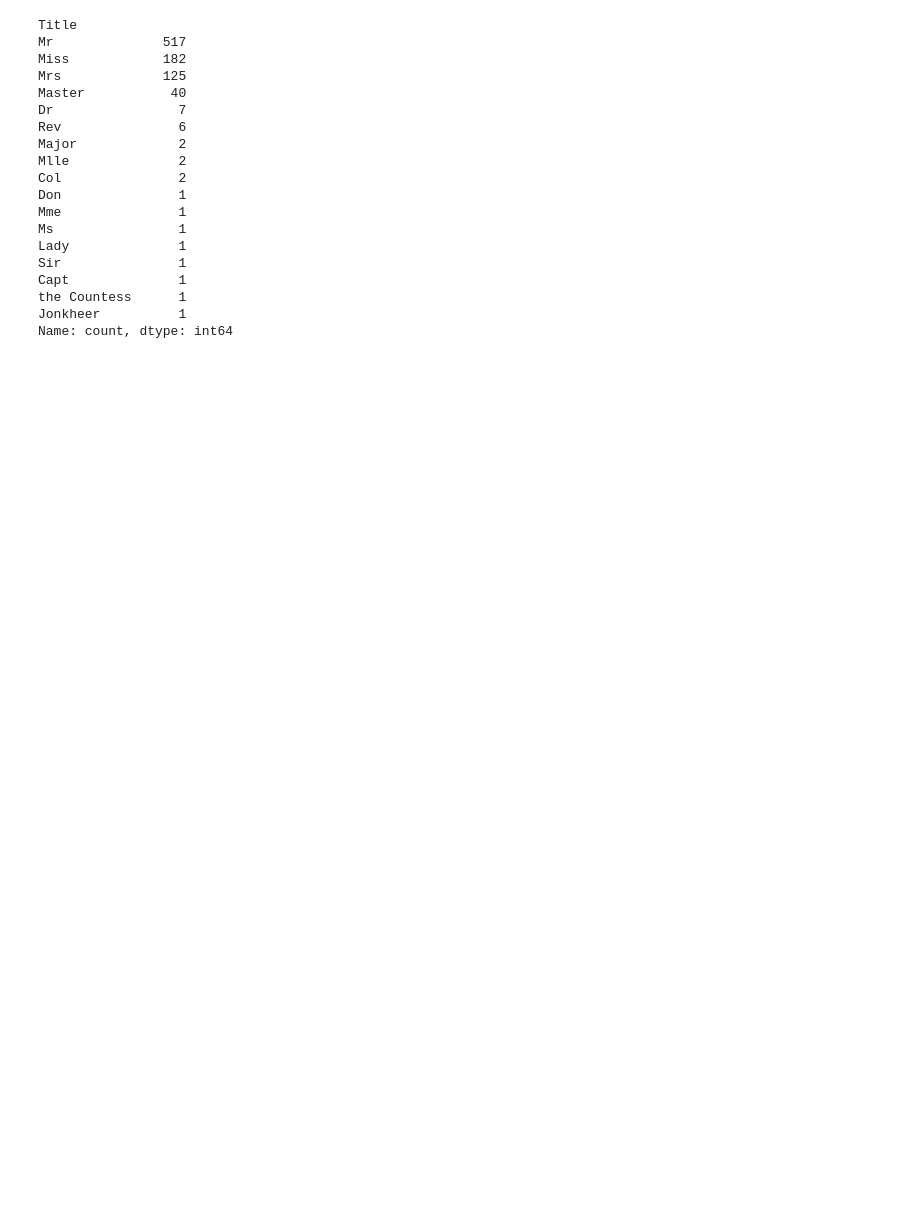
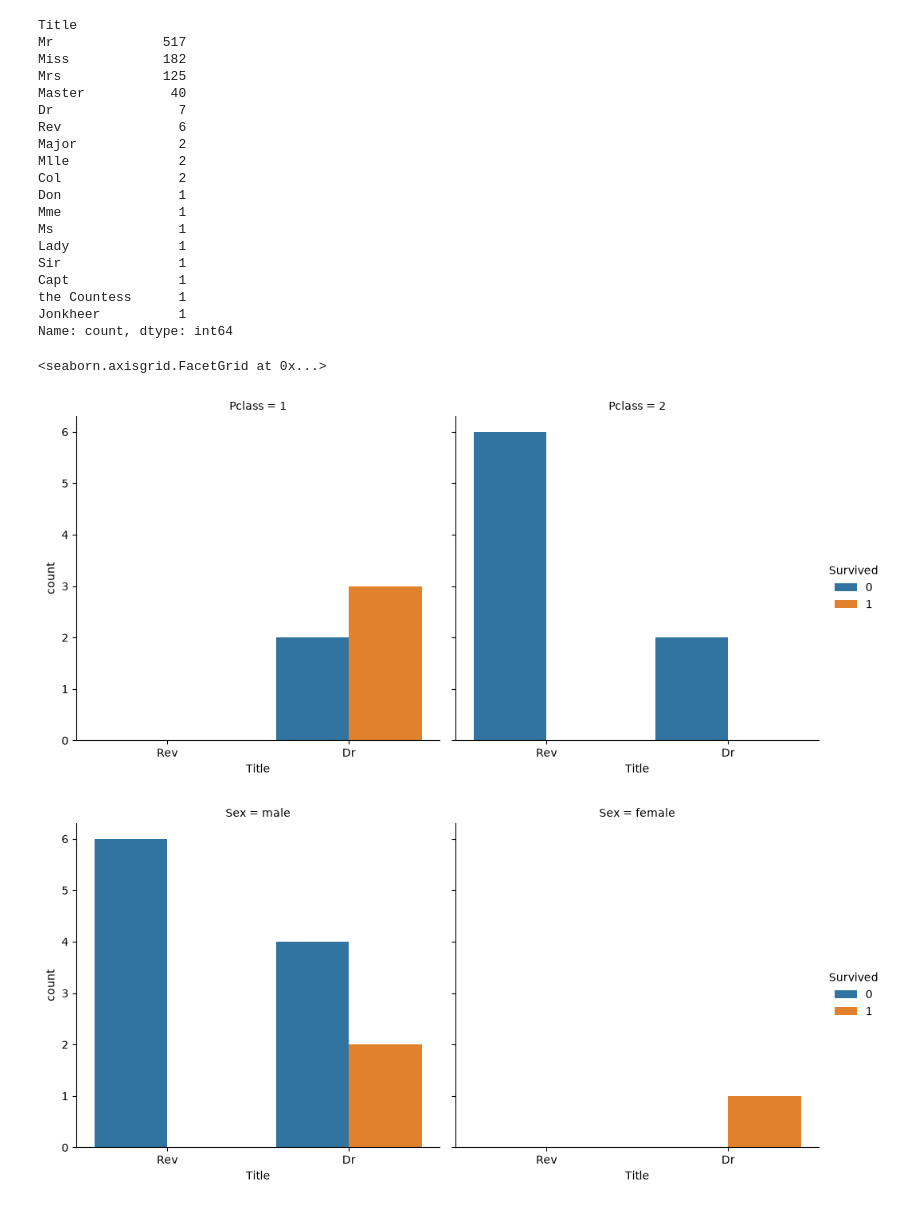
Before and after one commit to MarcooMateoo/ml-titanic, a Jupyter notebook: notebooks/01_EDA.ipynb, the cells around one changed output. Drawn from its saved outputs; the diff is of its cells as text; code cells hidden in the pictures; blank space fills up the shorter version.

```diff
--- a/notebooks/01_EDA.ipynb
+++ b/notebooks/01_EDA.ipynb
@@ -579,3 +578,13 @@ Capt              1
 the Countess      1
 Jonkheer          1
 Name: count, dtype: int64
+# %%
+df = train_set.copy()
+df = df[df['Title'].isin(['Dr','Rev'])]
+sns.catplot(df, x = 'Title', hue = 'Survived', col = 'Pclass', kind = 'count')
+sns.catplot(df, x = 'Title', hue = 'Survived', col = 'Sex', kind = 'count')
+sns.catplot(df, x = 'Title', hue = 'Survived', col = 'Sex', kind = 'count')
+# %% [output]
+<seaborn.axisgrid.FacetGrid at 0x...>
+[figure, added]
+[figure, added]
```
Also changed, not shown: parts of 16 cells of this notebook, 3 other files.
